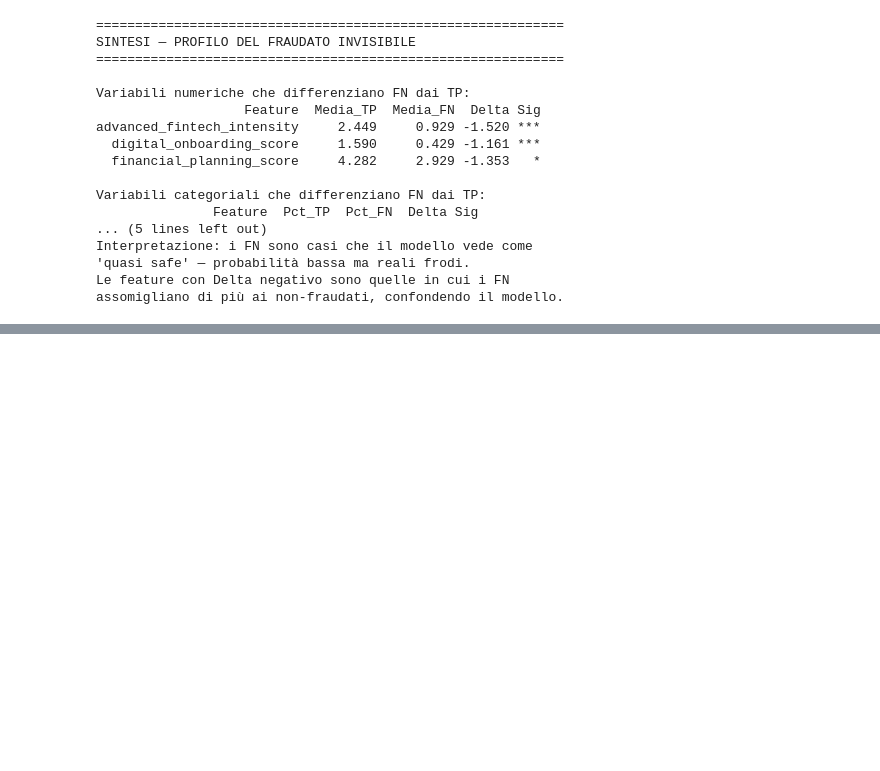
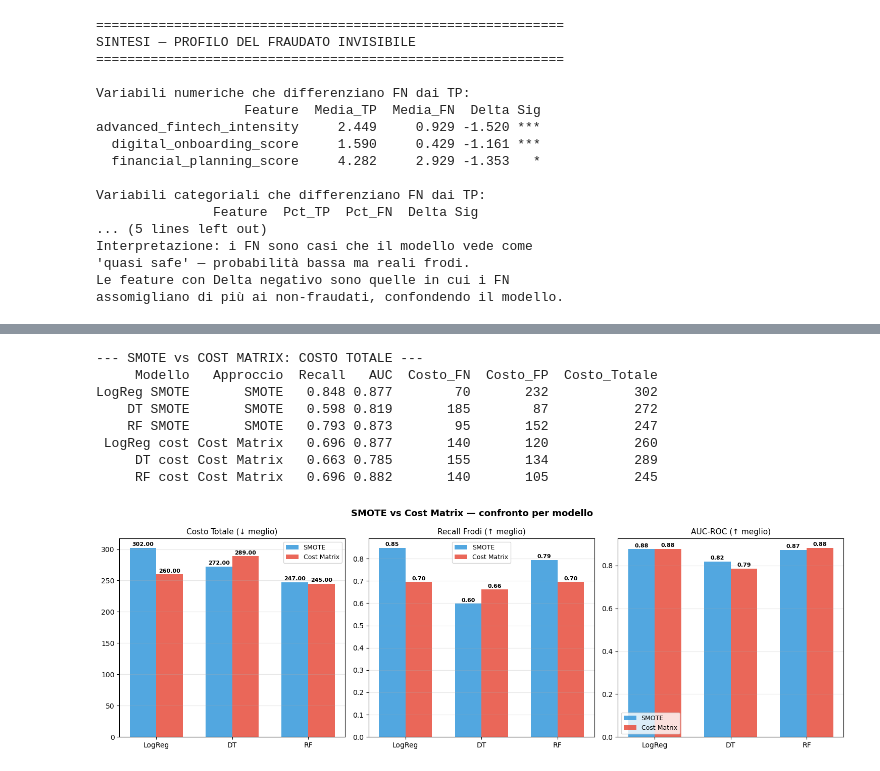
Before and after one commit to aronetommaso/DS_Lab, a Jupyter notebook: lore_trio/research_question2.ipynb, the cells around one changed output, grey strips where cells are left out. Saved outputs shown, nothing was run; the diff lists cells and outputs as text; code cells hidden in the pictures; blank space fills up the shorter version.

Commit message:
Analyzed the Active df and practiced Cost Analysis

```diff
--- a/lore_trio/research_question2.ipynb
+++ b/lore_trio/research_question2.ipynb
@@ -1163,0 +1417,68 @@ assomigliano di più ai non-fraudati, confondendo il modello.
+# %%
+# =========================================================
+# CONFRONTO DIRETTO: SMOTE vs COST MATRIX
+# =========================================================
+# I modelli SMOTE sono quelli già addestrati nel notebook:
+# rf_best_model, dt_best_model, log_reg (con class_weight='balanced')
+
+results_smote = pd.DataFrame([
+    evaluate_cost('LogReg SMOTE', y_test,
+                  log_reg.predict_proba(X_test_13)[:,1],
+                  THRESHOLD, COST_FN, COST_FP),
+    evaluate_cost('DT SMOTE',    y_test,
+                  dt_best_model.predict_proba(X_test_13)[:,1],
+                  THRESHOLD, COST_FN, COST_FP),
+    evaluate_cost('RF SMOTE',    y_test,
+                  rf_best_model.predict_proba(X_test_13)[:,1],
+                  THRESHOLD, COST_FN, COST_FP),
+])
+
+confronto = pd.concat([results_smote, results_cost], ignore_index=True)
+confronto['Approccio'] = (['SMOTE'] * 3 + ['Cost Matrix'] * 3)
+
+print("\n--- SMOTE vs COST MATRIX: COSTO TOTALE ---")
+pivot = confronto[['Modello','Approccio','Recall','AUC',
+                   'Costo_FN','Costo_FP','Costo_Totale']]
+print(pivot.to_string(index=False, float_format=lambda x: f"{x:.3f}"))
+
+# ── Visualizzazione confronto ─────────────────────────────
+fig, axes = plt.subplots(1, 3, figsize=(15, 5))
+fig.suptitle("SMOTE vs Cost Matrix — confronto per modello",
+             fontsize=13, fontweight='bold')
+
+modelli   = ['LogReg', 'DT', 'RF']
+metriche  = ['Costo_Totale', 'Recall', 'AUC']
+titoli    = ['Costo Totale (↓ meglio)', 'Recall Frodi (↑ meglio)', 'AUC-ROC (↑ meglio)']
+colors    = {'SMOTE': '#3498db', 'Cost Matrix': '#e74c3c'}
+
+for ax, metrica, titolo in zip(axes, metriche, titoli):
+    x      = np.arange(len(modelli))
+    width  = 0.35
+
+    for i, approccio in enumerate(['SMOTE', 'Cost Matrix']):
+        vals = confronto[confronto['Approccio'] == approccio][metrica].values
+        bars = ax.bar(x + (i - 0.5) * width, vals, width,
+                      label=approccio, color=colors[approccio], alpha=0.85)
+        for bar, v in zip(bars, vals):
+            ax.text(bar.get_x() + bar.get_width()/2,
+                    bar.get_height() + max(vals) * 0.01,
+                    f"{v:.2f}", ha='center', fontsize=8, fontweight='bold')
+
+    ax.set_xticks(x)
+    ax.set_xticklabels(modelli)
+    ax.set_title(titolo, fontsize=11)
+    ax.legend(fontsize=9)
+    ax.grid(axis='y', alpha=0.3)
+
+plt.tight_layout()
+plt.show()
+# %% [output]
+--- SMOTE vs COST MATRIX: COSTO TOTALE ---
+     Modello   Approccio  Recall   AUC  Costo_FN  Costo_FP  Costo_Totale
+LogReg SMOTE       SMOTE   0.848 0.877        70       232           302
+    DT SMOTE       SMOTE   0.598 0.819       185        87           272
+    RF SMOTE       SMOTE   0.793 0.873        95       152           247
+ LogReg cost Cost Matrix   0.696 0.877       140       120           260
+     DT cost Cost Matrix   0.663 0.785       155       134           289
+     RF cost Cost Matrix   0.696 0.882       140       105           245
+[figure, added]
```
Also changed, not shown: parts of 8 cells of this notebook, 1 other file.
